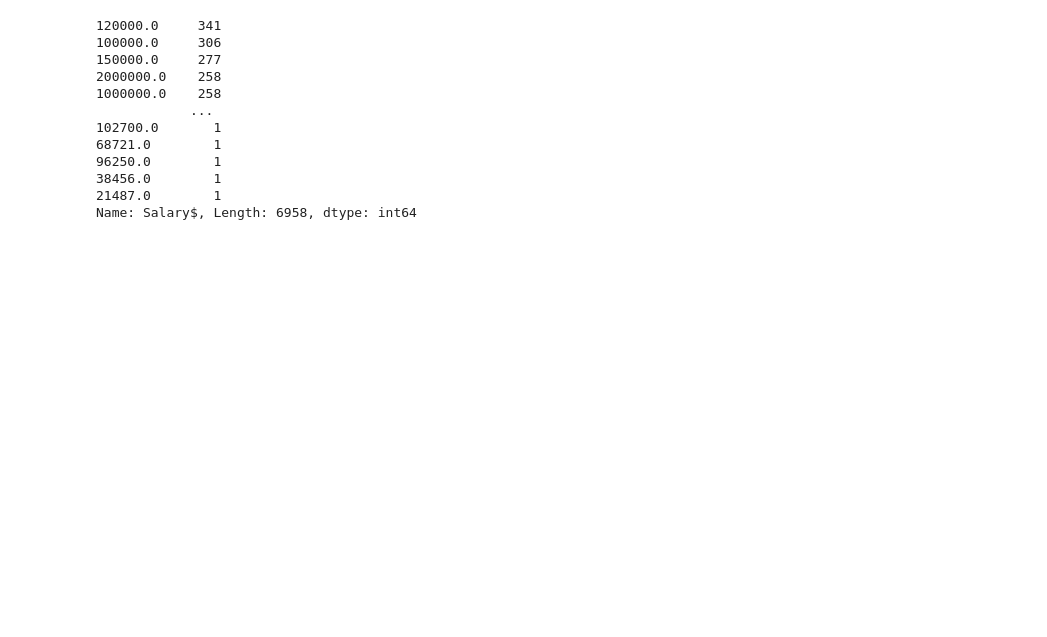
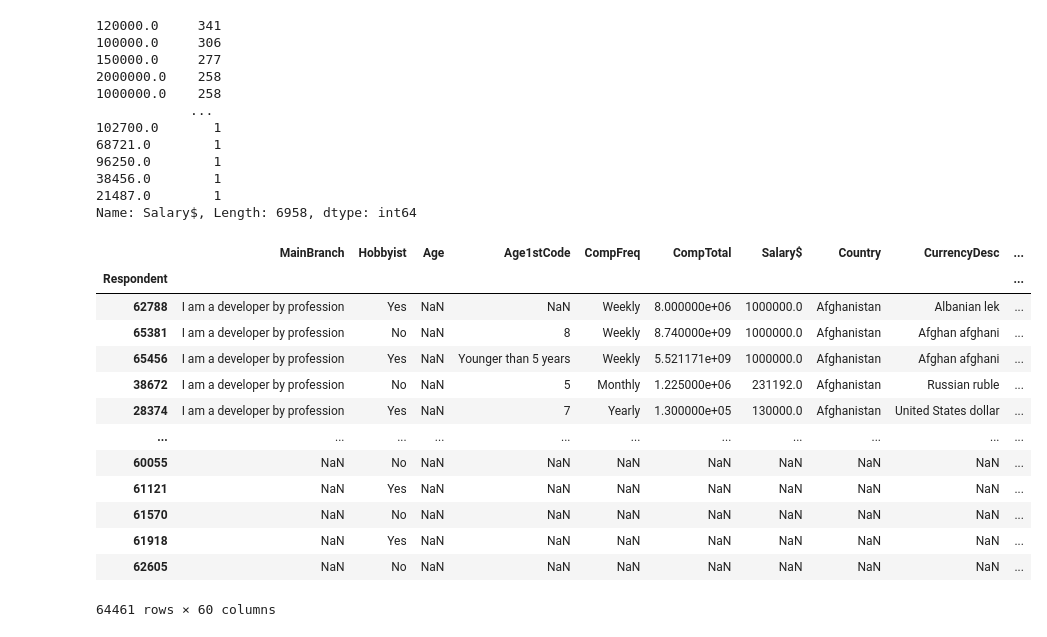
Before and after one commit to Manash-git/Python-Numpy-Scipy-Matplotlib-Pandas, a Jupyter notebook: pandas/Roaming on StackOverFlow Survey Data col-row operation.ipynb, the cells around one changed output. Drawn from its saved outputs; the diff is of its cells as text; code cells hidden in the pictures; blank space fills up the shorter version.

```diff
--- a/pandas/Roaming on StackOverFlow Survey Data col-row operation.ipynb
+++ b/pandas/Roaming on StackOverFlow Survey Data col-row operation.ipynb
@@ -108,3 +108,20 @@ df['Salary$'].value_counts()
 38456.0        1
 21487.0        1
 Name: Salary$, Length: 6958, dtype: int64
+# %%
+df.sort_values(by=['Country','Salary$'], ascending=[True,False])
+# %% [output]
+|  | MainBranch | Hobbyist | Age | Age1stCode | CompFreq | CompTotal | Salary$ | Country | CurrencyDesc | ... |
+| Respondent |  |  |  |  |  |  |  |  |  | ... |
+| 62788 | I am a developer by profession | Yes | NaN | NaN | Weekly | 8.000000e+06 | 1000000.0 | Afghanistan | Albanian lek | ... |
+| 65381 | I am a developer by profession | No | NaN | 8 | Weekly | 8.740000e+09 | 1000000.0 | Afghanistan | Afghan afghani | ... |
+| 65456 | I am a developer by profession | Yes | NaN | Younger than 5 years | Weekly | 5.521171e+09 | 1000000.0 | Afghanistan | Afghan afghani | ... |
+| 38672 | I am a developer by profession | No | NaN | 5 | Monthly | 1.225000e+06 | 231192.0 | Afghanistan | Russian ruble | ... |
+| 28374 | I am a developer by profession | Yes | NaN | 7 | Yearly | 1.300000e+05 | 130000.0 | Afghanistan | United States dollar | ... |
+| ... | ... | ... | ... | ... | ... | ... | ... | ... | ... | ... |
+| 60055 | NaN | No | NaN | NaN | NaN | NaN | NaN | NaN | NaN | ... |
+| 61121 | NaN | Yes | NaN | NaN | NaN | NaN | NaN | NaN | NaN | ... |
+| 61570 | NaN | No | NaN | NaN | NaN | NaN | NaN | NaN | NaN | ... |
+| 61918 | NaN | Yes | NaN | NaN | NaN | NaN | NaN | NaN | NaN | ... |
+| 62605 | NaN | No | NaN | NaN | NaN | NaN | NaN | NaN | NaN | ... |
+64461 rows × 60 columns
```
Also changed, not shown: parts of 34 cells of this notebook, 2 other files.
